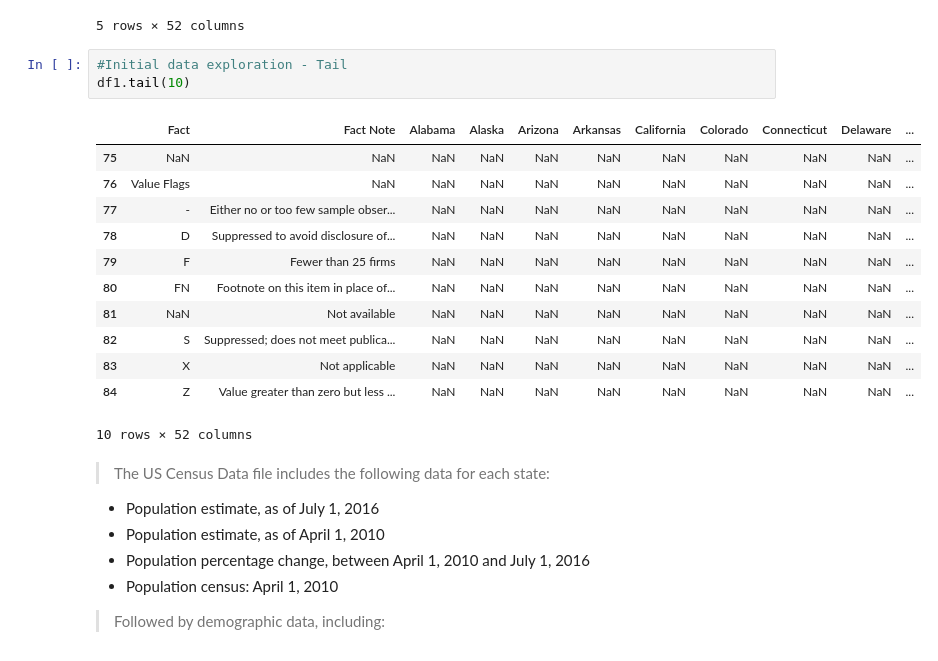
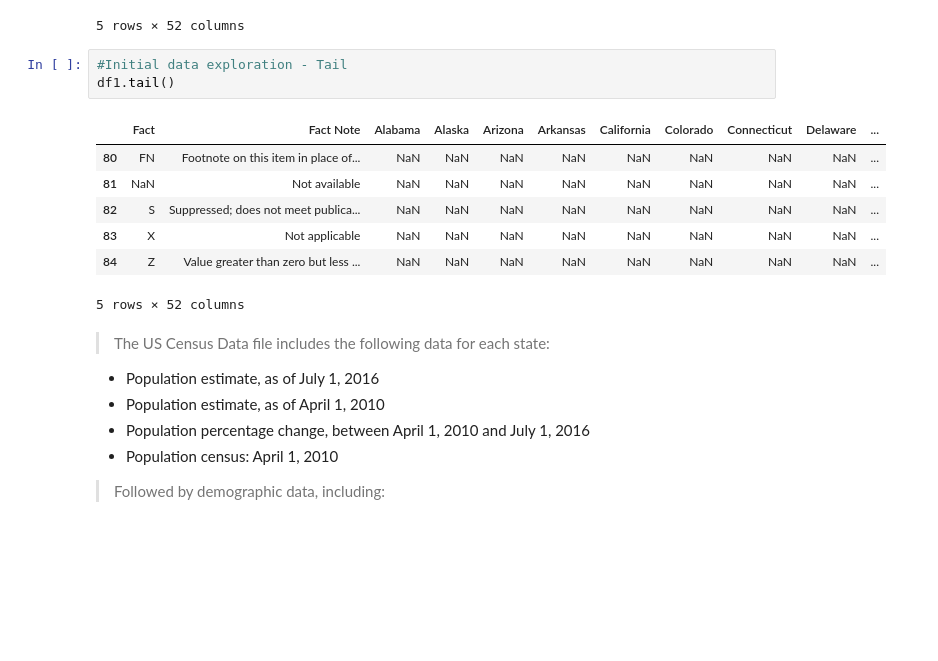
Before and after one commit to lanapalmer/FBI_Gun_Data_Analysis, a Jupyter notebook: FBI_Gun_Data_Analysis.ipynb, the cells around one changed output. Cells and saved outputs as stored; diff of their text form; blank space fills up the shorter version.

```diff
--- a/FBI_Gun_Data_Analysis.ipynb
+++ b/FBI_Gun_Data_Analysis.ipynb
@@ -60,20 +61,15 @@ df1.head()
 5 rows × 52 columns
 # %%
 #Initial data exploration - Tail
-df1.tail(10)
+df1.tail()
 # %% [output]
 |  | Fact | Fact Note | Alabama | Alaska | Arizona | Arkansas | California | Colorado | Connecticut | Delaware | ... |
-| 75 | NaN | NaN | NaN | NaN | NaN | NaN | NaN | NaN | NaN | NaN | ... |
-| 76 | Value Flags | NaN | NaN | NaN | NaN | NaN | NaN | NaN | NaN | NaN | ... |
-| 77 | - | Either no or too few sample obser... | NaN | NaN | NaN | NaN | NaN | NaN | NaN | NaN | ... |
-| 78 | D | Suppressed to avoid disclosure of... | NaN | NaN | NaN | NaN | NaN | NaN | NaN | NaN | ... |
-| 79 | F | Fewer than 25 firms | NaN | NaN | NaN | NaN | NaN | NaN | NaN | NaN | ... |
 | 80 | FN | Footnote on this item in place of... | NaN | NaN | NaN | NaN | NaN | NaN | NaN | NaN | ... |
 | 81 | NaN | Not available | NaN | NaN | NaN | NaN | NaN | NaN | NaN | NaN | ... |
 | 82 | S | Suppressed; does not meet publica... | NaN | NaN | NaN | NaN | NaN | NaN | NaN | NaN | ... |
 | 83 | X | Not applicable | NaN | NaN | NaN | NaN | NaN | NaN | NaN | NaN | ... |
 | 84 | Z | Value greater than zero but less ... | NaN | NaN | NaN | NaN | NaN | NaN | NaN | NaN | ... |
-10 rows × 52 columns
+5 rows × 52 columns
 # %% [markdown]
 > The US Census Data file includes the following data for each state:
 <ul>
```
Also changed, not shown: parts of 61 cells of this notebook.
